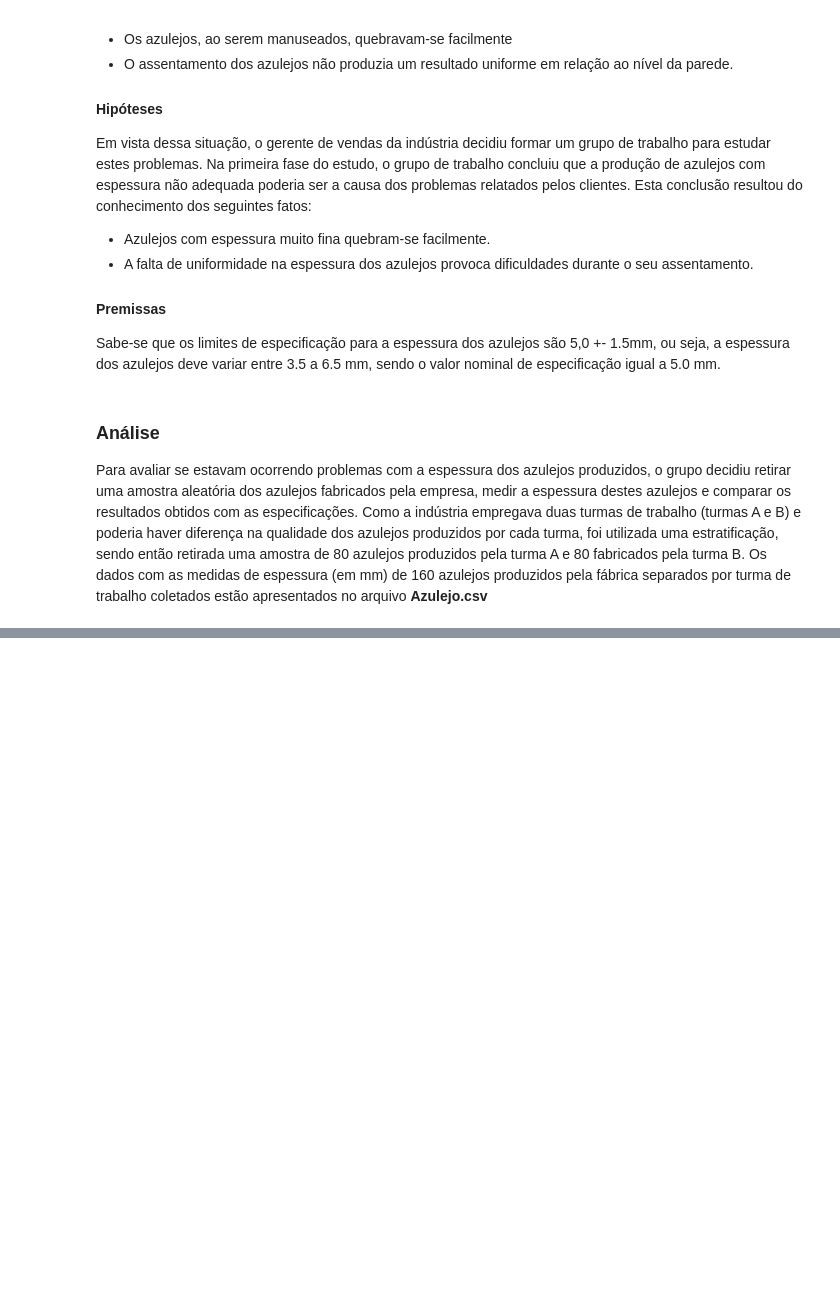
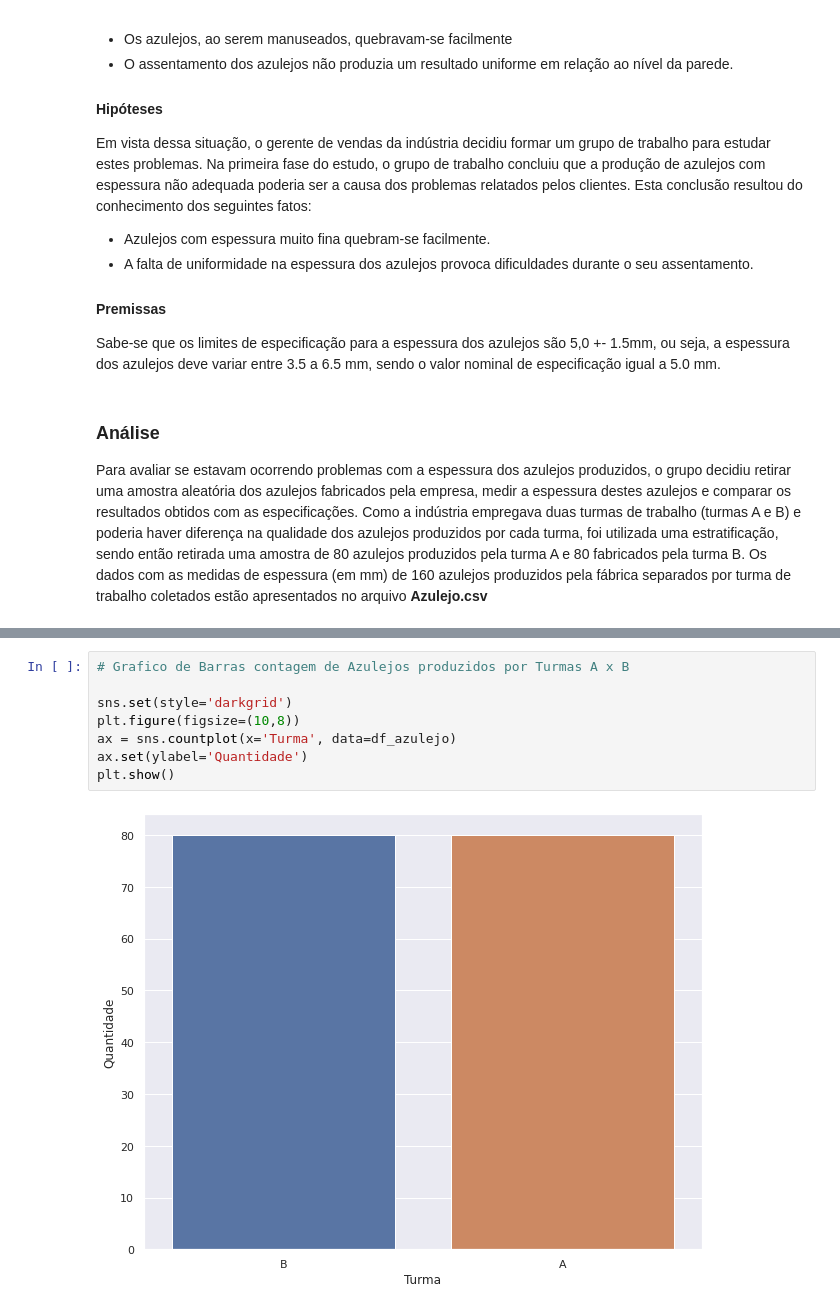
Before and after one commit to titilomt/data_science_puc_projects, a Jupyter notebook: EstatisticaPOS_trab_01.ipynb, the cells around one changed output, grey strips where cells are left out. Cells and saved outputs as stored; diff of their text form; blank space fills up the shorter version.

```diff
--- a/EstatisticaPOS_trab_01.ipynb
+++ b/EstatisticaPOS_trab_01.ipynb
@@ -38,0 +114,10 @@ separados por turma de trabalho coletados estão apresentados no arquivo **Azule
+# %%
+# Grafico de Barras contagem de Azulejos produzidos por Turmas A x B
+
+sns.set(style='darkgrid')
+plt.figure(figsize=(10,8))
+ax = sns.countplot(x='Turma', data=df_azulejo)
+ax.set(ylabel='Quantidade')
+plt.show()
+# %% [output]
+[figure, added]
```
Also changed, not shown: parts of 13 cells of this notebook.
